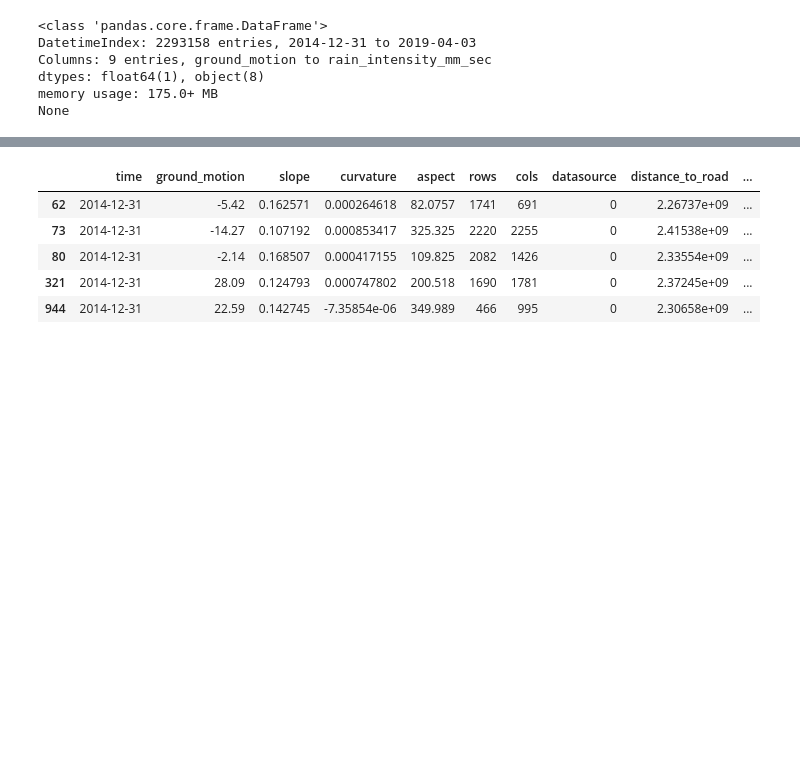
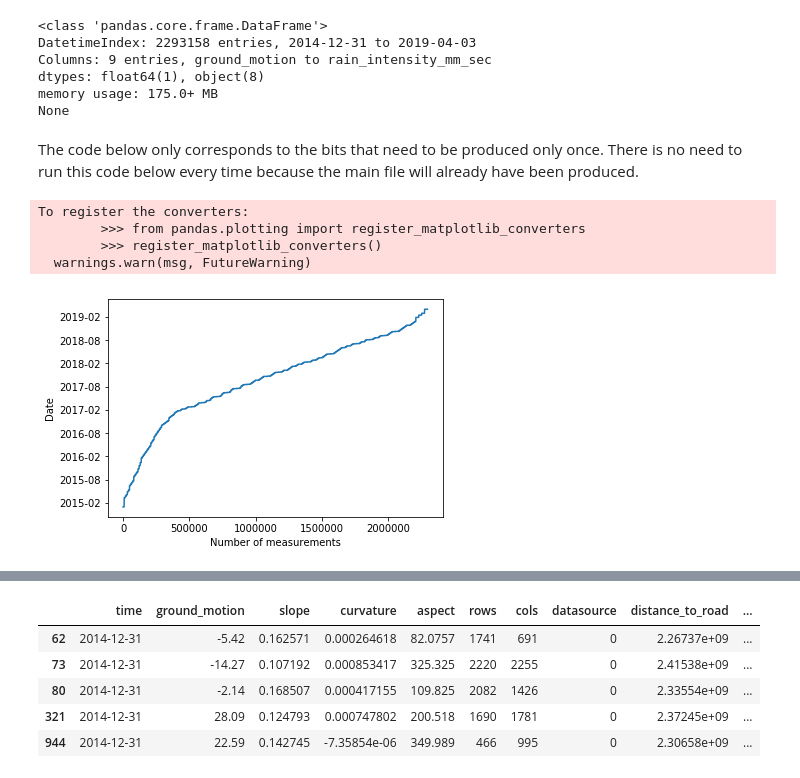
Before and after one commit to LSDtopotools/lsdfailtools, a Jupyter notebook: python_foresee/machine_learning/machine_learning_ground_motion.ipynb, the cells around one changed output, grey strips where cells are left out. Cells and saved outputs as stored; diff of their text form; code cells hidden in the pictures; blank space fills up the shorter version.

```diff
--- a/python_foresee/machine_learning/machine_learning_ground_motion.ipynb
+++ b/python_foresee/machine_learning/machine_learning_ground_motion.ipynb
@@ -89,3 +95,5 @@ Columns: 9 entries, ground_motion to rain_intensity_mm_sec
 dtypes: float64(1), object(8)
 memory usage: 175.0+ MB
 None
+# %% [markdown]
+The code below only corresponds to the bits that need to be produced only once. There is no need to run this code below every time because the main file will already have been produced.
@@ -92 +102,12 @@ None
+# %%
+plt.plot(result_with_rain.index)
+plt.xlabel("Number of measurements")
+plt.ylabel("Date")
+plt.savefig("number_of_measurements1.png")
+# %% [output]
+To register the converters:
+        >>> from pandas.plotting import register_matplotlib_converters
+        >>> register_matplotlib_converters()
+  warnings.warn(msg, FutureWarning)
+[figure, added]
 # %%
```
Also changed, not shown: parts of 57 cells of this notebook, 3 other files.
